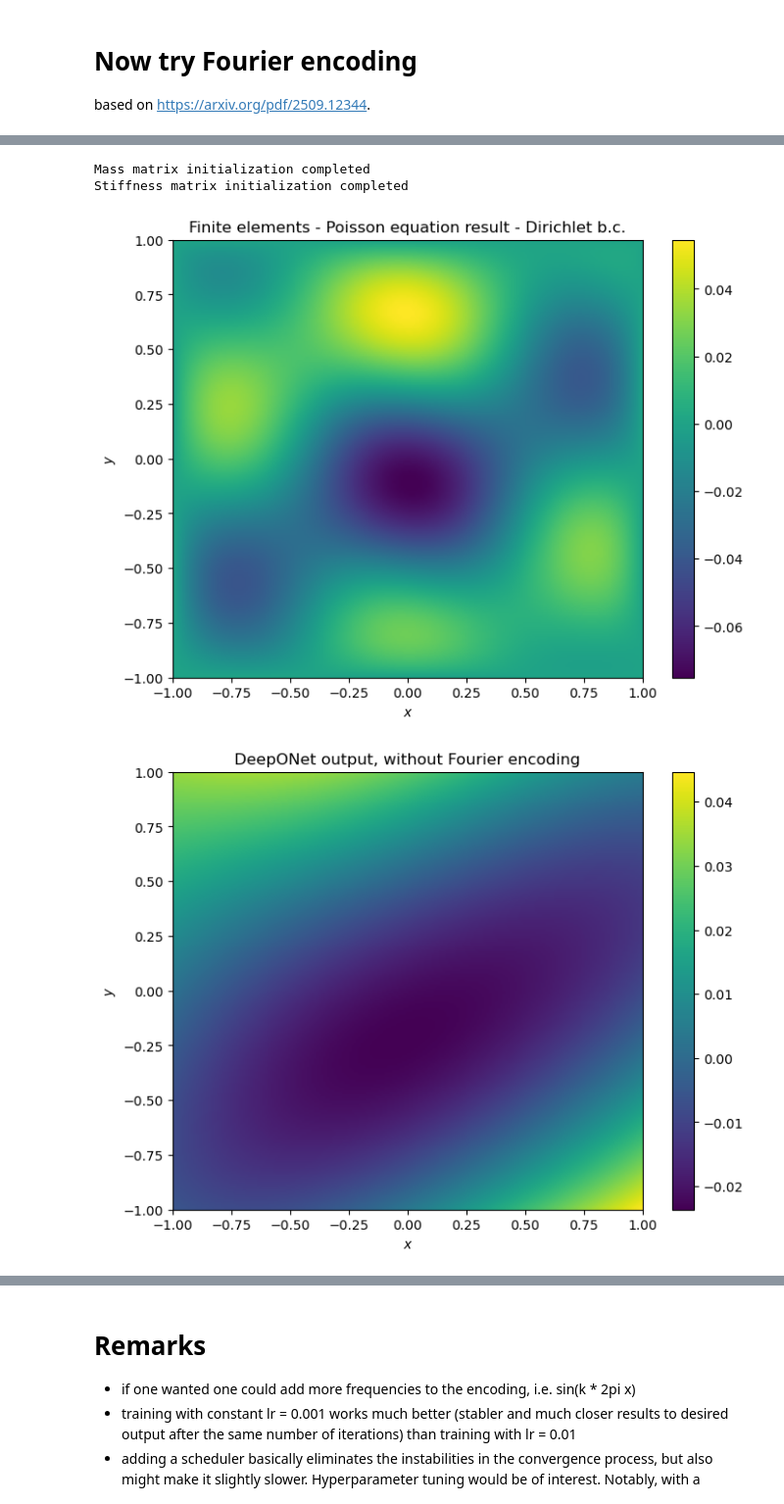
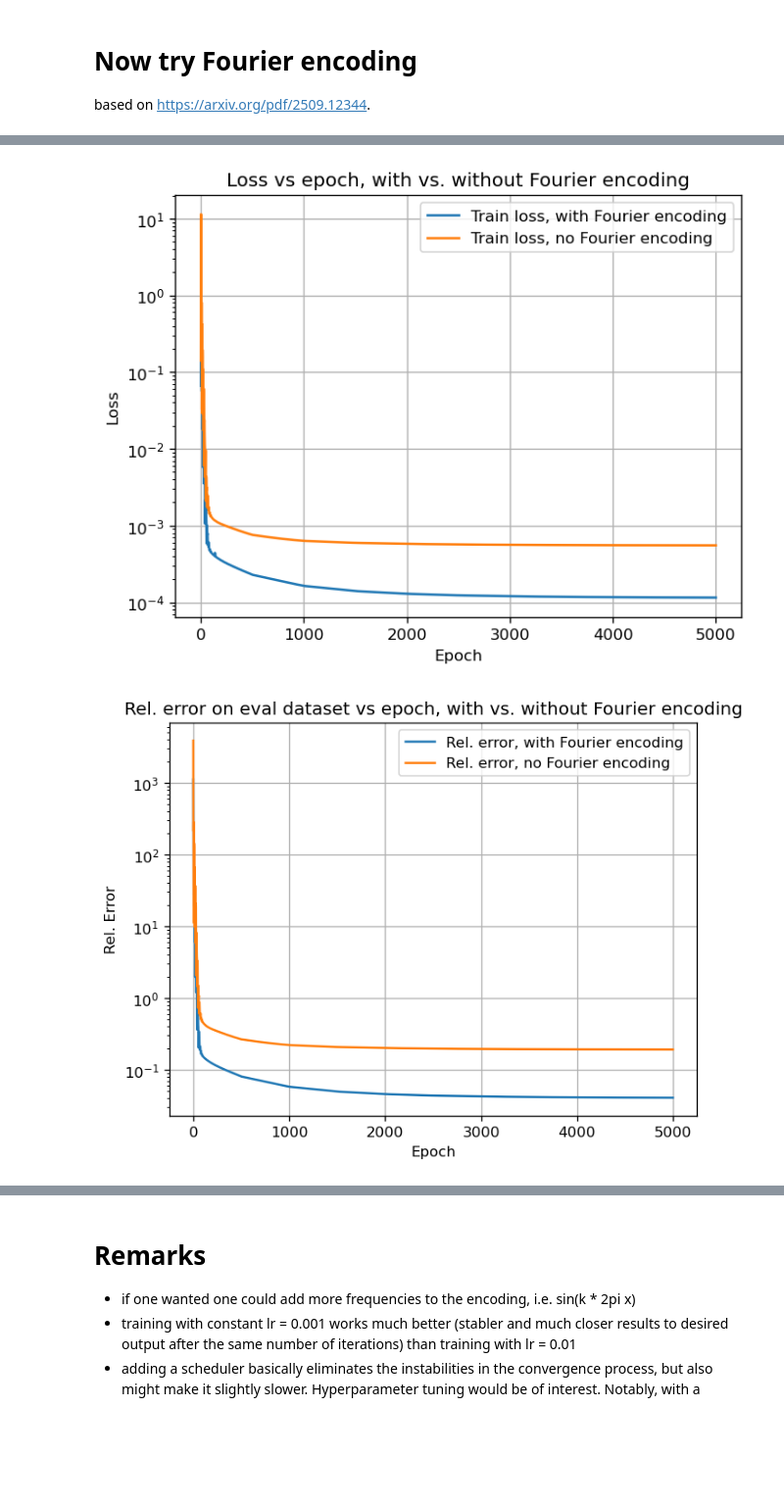
Before and after one commit to sottoviafilippo/trying-out-neural-operators, a Jupyter notebook: deepOnet_trials.ipynb, the cells around one changed output, grey strips where cells are left out. Shown at 98% size. Cells and saved outputs as stored; diff of their text form; code cells hidden in the pictures; blank space fills up the shorter version.

Commit message:
more plots for DeepONet

```diff
--- a/deepOnet_trials.ipynb
+++ b/deepOnet_trials.ipynb
@@ -141,75 +141,23 @@ prediction std across points: 0.03395257517695427
 # %%
-# now test visually on a randomly generated function
-
-x = np.linspace(-1, 1, 200)
-y = np.linspace(-1, 1, 200)
-mymesh = Mesh(x, y, verbose=True)
-mymesh.build_mass_matrix()
-mymesh.build_stiffness_matrix()
-# coordinates of mesh points
-X, Y = np.meshgrid(x, y, indexing="ij")
-coords = np.stack([X.ravel(), Y.ravel()], axis=-1)
-diri = lambda x, y: 0
-
-func = generate_source_function()
-res_finite_elements = mymesh.run_simulation_poisson_dirichlet(func, diri)
-plt.figure(figsize=(8, 6))
-plt.imshow(res_finite_elements, cmap='viridis', origin='lower', aspect='auto', extent=[x.min(), x.max(), y.min(), y.max()]) # need origin "lower"
-plt.colorbar()
-plt.title('Finite elements - Poisson equation result - Dirichlet b.c.')
-plt.xlabel('$x$')
-plt.ylabel('$y$')
-plt.show()
-
-
-result_don = don.map_function_to_output_at_points(func, np.array(coords)).squeeze(0).detach().cpu().numpy().reshape(200,200)
-# detach to get rid of the tensor structure
-# squeeze(0) to go from dimension (1, N) to (N)
-
-
-plt.figure(figsize=(8, 6))
-plt.imshow(result_don, cmap='viridis', origin='lower', aspect='auto', extent=[x.min(), x.max(), y.min(), y.max()]) # need origin "lower"
-plt.colorbar()
-plt.title('DeepONet output, without Fourier encoding')
-plt.xlabel('$x$')
-plt.ylabel('$y$')
-plt.show()
-
-result_don_fourier = don_fourier.map_function_to_output_at_points(func, np.array(coords)).squeeze(0).detach().cpu().numpy().reshape(200,200)
-# detach to get rid of the tensor structure
-# squeeze(0) to go from dimension (1, N) to (N)
-
-
-plt.figure(figsize=(8, 6))
-plt.imshow(result_don_fourier, cmap='viridis', origin='lower', aspect='auto', extent=[x.min(), x.max(), y.min(), y.max()]) # need origin "lower"
-plt.colorbar()
-plt.title('DeepONet output, with Fourier encoding')
-plt.xlabel('$x$')
-plt.ylabel('$y$')
-plt.show()
-
-
 plt.figure(dpi = 120)
 plt.title("Loss vs epoch, with vs. without Fourier encoding")
 plt.xlabel('Epoch')
 plt.ylabel("Loss")
 plt.semilogy(don_fourier.epochs, don_fourier.losses, label = "Train loss, with Fourier encoding")
 plt.semilogy(don.epochs, don.losses, label = "Train loss, no Fourier encoding")
 plt.legend()
 plt.grid()
 plt.show()
 
 plt.figure(dpi = 120)
 plt.title("Rel. error on eval dataset vs epoch, with vs. without Fourier encoding")
 plt.xlabel('Epoch')
 plt.ylabel("Rel. Error")
 plt.semilogy(don_fourier.epochs, don_fourier.rel_errors_eval, label = "Rel. error, with Fourier encoding")
 plt.semilogy(don.epochs, don.rel_errors_eval, label = "Rel. error, no Fourier encoding")
 plt.legend()
 plt.grid()
 plt.show()
 # %% [output]
-Mass matrix initialization completed
-Stiffness matrix initialization completed
-[figure, old version]
+[figure, new version]
-[figure, old version]
+[figure, new version]
```
Also changed, not shown: parts of 7 cells of this notebook, 1 other file.
